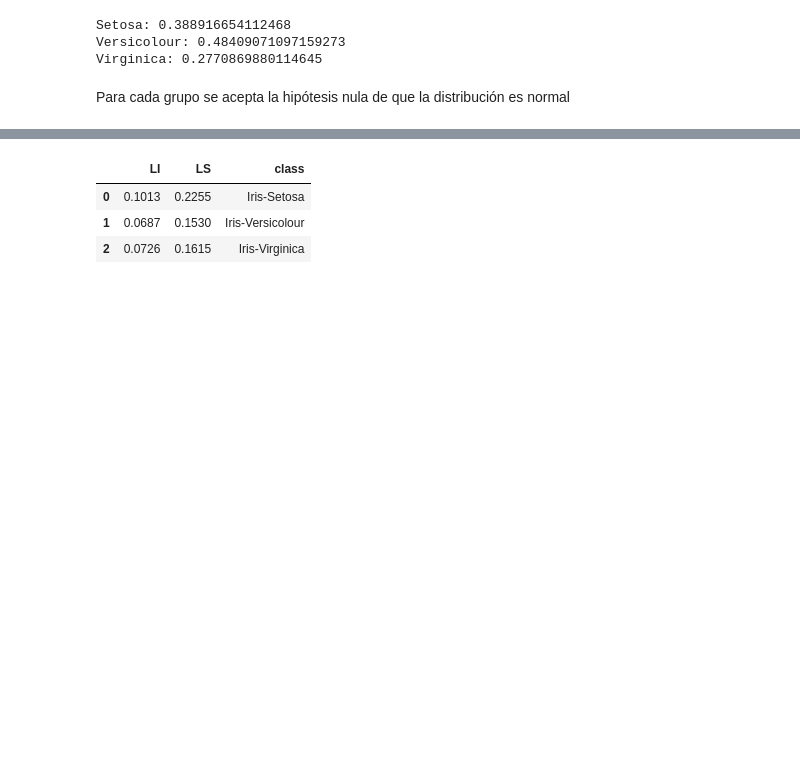
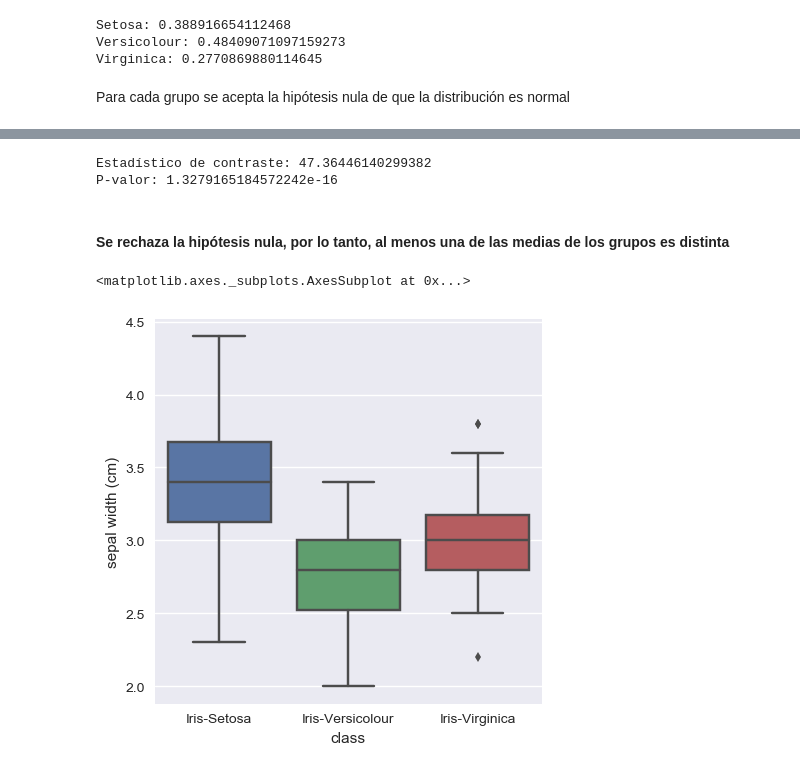
Before and after one commit to carlostorrescubila/Estadisitica-con-Python, a Jupyter notebook: ANOVA de un factor.ipynb, the cells around one changed output, grey strips where cells are left out. Cells and saved outputs as stored; diff of their text form; code cells hidden in the pictures; blank space fills up the shorter version.

```diff
--- a/ANOVA de un factor.ipynb
+++ b/ANOVA de un factor.ipynb
@@ -92,16 +90,19 @@ class_2: (0.0726, 0.1615)
 # %%
-IC_var_setosa = IC_var(iris['sepal width (cm)'][iris['class'] == 'Iris-Setosa'])
-IC_var_versicolor = IC_var(iris['sepal width (cm)'][iris['class'] == 'Iris-Versicolour'])
-IC_var_virginica = IC_var(iris['sepal width (cm)'][iris['class'] == 'Iris-Virginica'])
+ANOVA_statistic, Pvalue = stats.f_oneway(iris['sepal width (cm)'][iris['class'] == 'Iris-Setosa'],
+                                         iris['sepal width (cm)'][iris['class'] == 'Iris-Versicolour'],
+                                         iris['sepal width (cm)'][iris['class'] == 'Iris-Virginica'])
 
-intervalos_var = pd.DataFrame([IC_var_setosa, IC_var_versicolor, IC_var_virginica])
-clase = pd.DataFrame(['Iris-Setosa', 'Iris-Versicolour', 'Iris-Virginica'])
-
-ic_var = pd.concat([intervalos_var, clase], axis=1)
-ic_var.columns = ['LI', 'LS', 'class']
-ic_var
+print('Estadístico de contraste: ' + str(ANOVA_statistic))
+print('P-valor: ' + str(Pvalue))
 # %% [output]
-|  | LI | LS | class |
-| 0 | 0.1013 | 0.2255 | Iris-Setosa |
-| 1 | 0.0687 | 0.1530 | Iris-Versicolour |
-| 2 | 0.0726 | 0.1615 | Iris-Virginica |
+Estadístico de contraste: 47.36446140299382
+P-valor: 1.3279165184572242e-16
+# %% [markdown]
+#### Se rechaza la hipótesis nula, por lo tanto, al menos una de las medias de los grupos es distinta
+# %%
+plt.figure(figsize=(5,5))
+plt.style.use('seaborn')
+sns.boxplot(x="class", y="sepal width (cm)", data=iris)
+# %% [output]
+<matplotlib.axes._subplots.AxesSubplot at 0x...>
+[figure, added]
```
Also changed, not shown: parts of 31 cells of this notebook.
